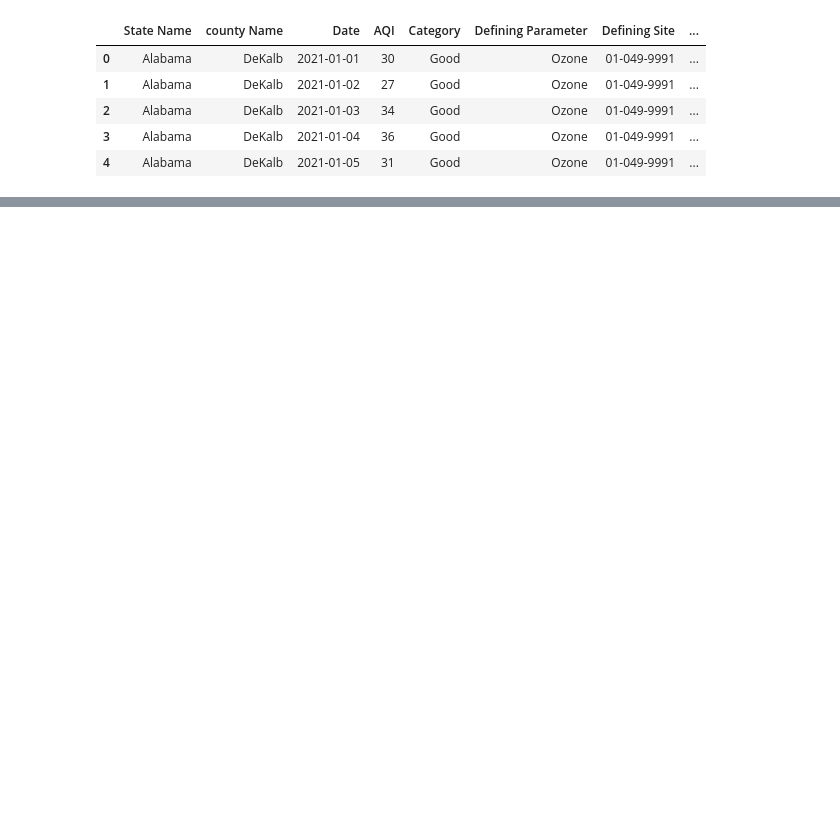
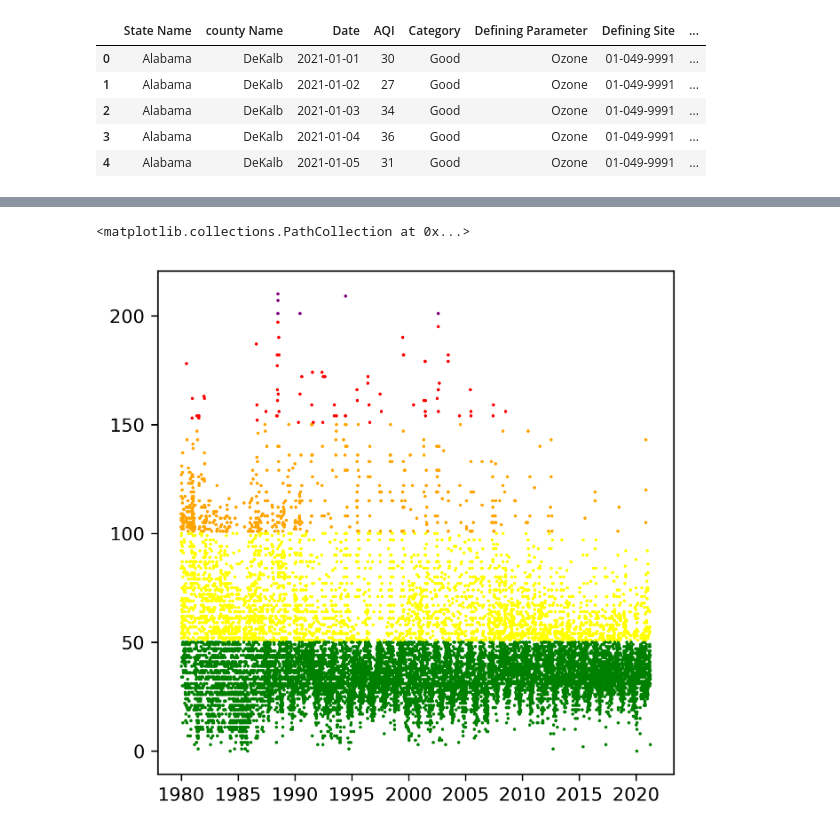
Before and after one commit to aqi-science/notebook, a Jupyter notebook: AQI_scrapper.ipynb, the cells around one changed output, grey strips where cells are left out. Cells and saved outputs as stored; diff of their text form; code cells hidden in the pictures; blank space fills up the shorter version.

Commit message:
filter for NY and graph

```diff
--- a/AQI_scrapper.ipynb
+++ b/AQI_scrapper.ipynb
@@ -177,0 +165,3 @@ array(['California', 'New York', 'Utah'], dtype=object)
+# %%
+# convert Category column to category data type
+aqi_df['Category']=aqi_df.Category.astype('category')
@@ -177,0 +170,5 @@ array(['California', 'New York', 'Utah'], dtype=object)
+# %%
+# convert to geodataframe
+geoms=gpd.points_from_xy(aqi_df['Longitude'], aqi_df['Latitude'], crs='EPSG:4326')
+
+aqi_df=gpd.GeoDataFrame(aqi_df,geometry=geoms)
@@ -178,2 +205,2 @@ array(['California', 'New York', 'Utah'], dtype=object)
 # %%
-aqi.head()
+aqi_ny = pd.DataFrame(aqi_df[['Date', 'AQI', 'Category', 'Defining Site','geometry']])
@@ -180,3 +223,13 @@ aqi.head()
+# %%
+color_type={'Good': 'green',
+            "Moderate":'yellow',
+            "Unhealthy for Sensitive Groups":'orange',
+            "Unhealthy":'red',
+            "Very Unhealthy":'purple',
+            "Hazardous":'maroon'}
 # %%
-# format date as datetime
-aqi_df['Date']=pd.to_datetime(aqi_df['Date'], format = '%Y-%m-%d')
+fig, ax = plt.subplots(figsize=(5, 5), dpi=300)
+ax.scatter(aqi_ny['Date'], aqi_ny['AQI'], c=aqi_ny['Category'].apply(lambda x: color_type[x]), s=0.5)
+# %% [output]
+<matplotlib.collections.PathCollection at 0x...>
+[figure, added]
```
Also changed, not shown: parts of 23 cells of this notebook, 1 other file.
